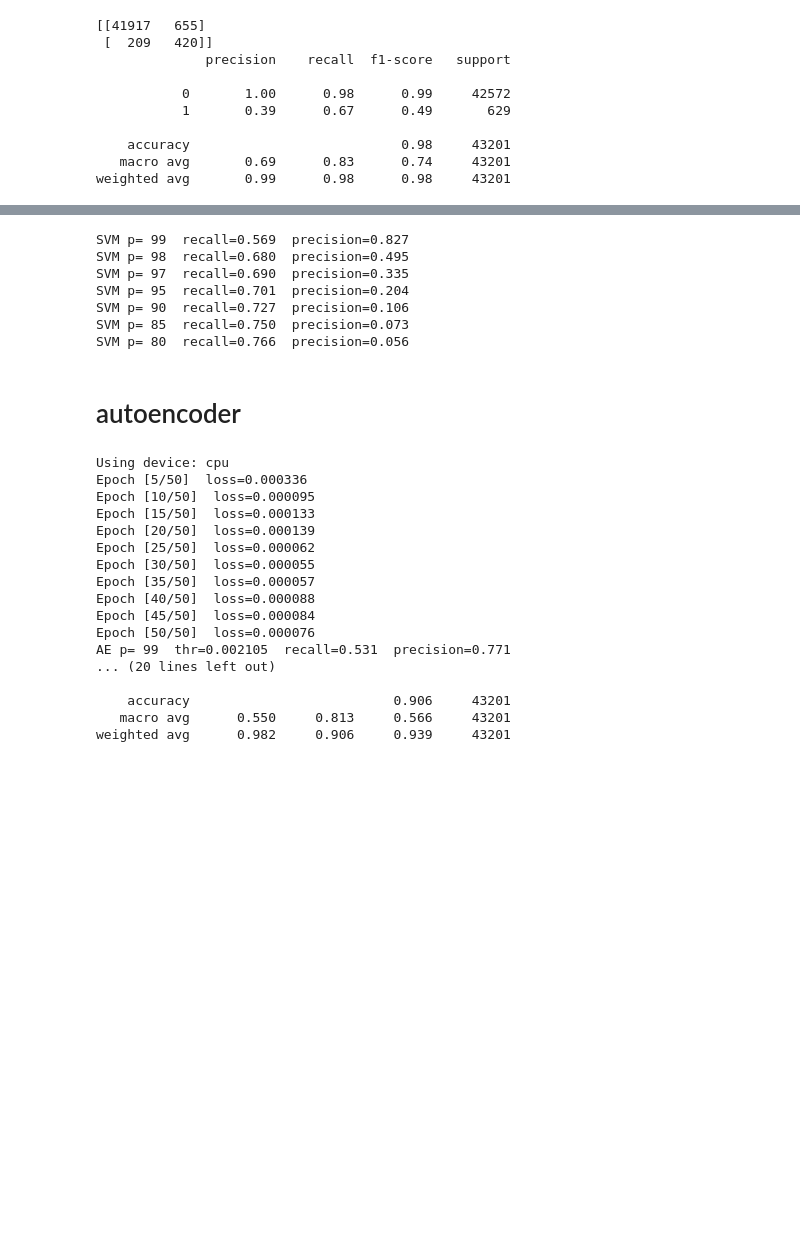
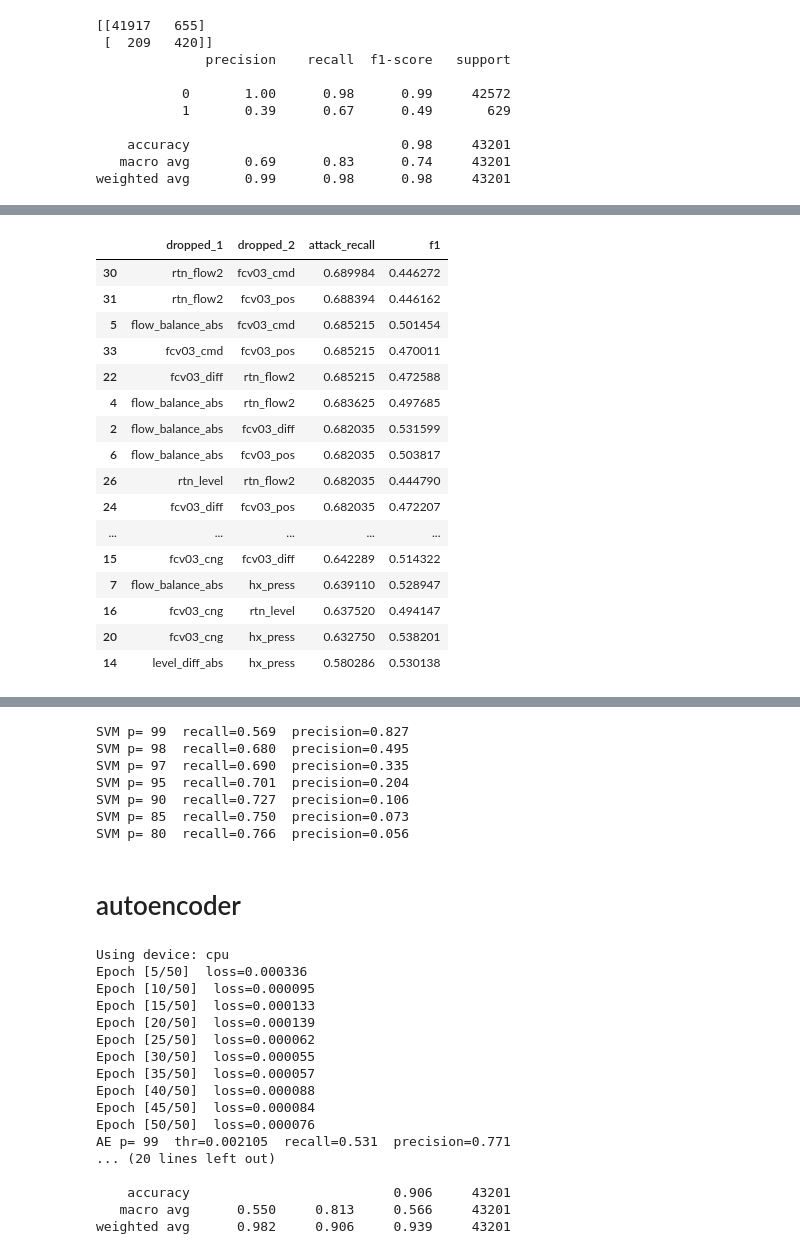
Before and after one commit to BORA040126/ai_sec_data_anal, a Jupyter notebook: final1.ipynb, the cells around one changed output, grey strips where cells are left out. Saved outputs shown, nothing was run; the diff lists cells and outputs as text; code cells hidden in the pictures; blank space fills up the shorter version.

```diff
--- a/final1.ipynb
+++ b/final1.ipynb
@@ -417,0 +675,12 @@ y_true=y_test
+# %%
+from itertools import combinations
+import pandas as pd
+from sklearn.base import clone
+from sklearn.metrics import recall_score, f1_score
+
+base_features = [
+    'flow_balance_abs', 'level_diff_abs',
+    'fcv03_cng', 'fcv03_diff',
+    'rtn_level', 'rtn_flow2',
+    'fcv03_cmd', 'fcv03_pos', 'hx_press'
+]
@@ -417,0 +705,16 @@ y_true=y_test
+# %%
+results_1drop = []
+
+for f in base_features:
+    feats = [x for x in base_features if x != f]
+    recall, f1 = eval_model(feats)
+
+    results_1drop.append({
+        'dropped': f,
+        'used_features': feats,
+        'attack_recall': recall,
+        'f1': f1
+    })
+
+df_1drop = pd.DataFrame(results_1drop)
+df_1drop.sort_values('attack_recall', ascending=False)
@@ -417,0 +732,34 @@ y_true=y_test
+# %%
+results_2drop = []
+
+for f1, f2 in combinations(base_features, 2):
+    feats = [x for x in base_features if x not in (f1, f2)]
+    recall, f1_score_val = eval_model(feats)
+
+    results_2drop.append({
+        'dropped_1': f1,
+        'dropped_2': f2,
+        'attack_recall': recall,
+        'f1': f1_score_val
+    })
+
+df_2drop = pd.DataFrame(results_2drop)
+df_2drop.sort_values('attack_recall', ascending=False)
+# %% [output]
+|  | dropped_1 | dropped_2 | attack_recall | f1 |
+| 30 | rtn_flow2 | fcv03_cmd | 0.689984 | 0.446272 |
+| 31 | rtn_flow2 | fcv03_pos | 0.688394 | 0.446162 |
+| 5 | flow_balance_abs | fcv03_cmd | 0.685215 | 0.501454 |
+| 33 | fcv03_cmd | fcv03_pos | 0.685215 | 0.470011 |
+| 22 | fcv03_diff | rtn_flow2 | 0.685215 | 0.472588 |
+| 4 | flow_balance_abs | rtn_flow2 | 0.683625 | 0.497685 |
+| 2 | flow_balance_abs | fcv03_diff | 0.682035 | 0.531599 |
+| 6 | flow_balance_abs | fcv03_pos | 0.682035 | 0.503817 |
+| 26 | rtn_level | rtn_flow2 | 0.682035 | 0.444790 |
+| 24 | fcv03_diff | fcv03_pos | 0.682035 | 0.472207 |
+| ... | ... | ... | ... | ... |
+| 15 | fcv03_cng | fcv03_diff | 0.642289 | 0.514322 |
+| 7 | flow_balance_abs | hx_press | 0.639110 | 0.528947 |
+| 16 | fcv03_cng | rtn_level | 0.637520 | 0.494147 |
+| 20 | fcv03_cng | hx_press | 0.632750 | 0.538201 |
+| 14 | level_diff_abs | hx_press | 0.580286 | 0.530138 |
```
Also changed, not shown: parts of 37 cells of this notebook, 1 other file.
